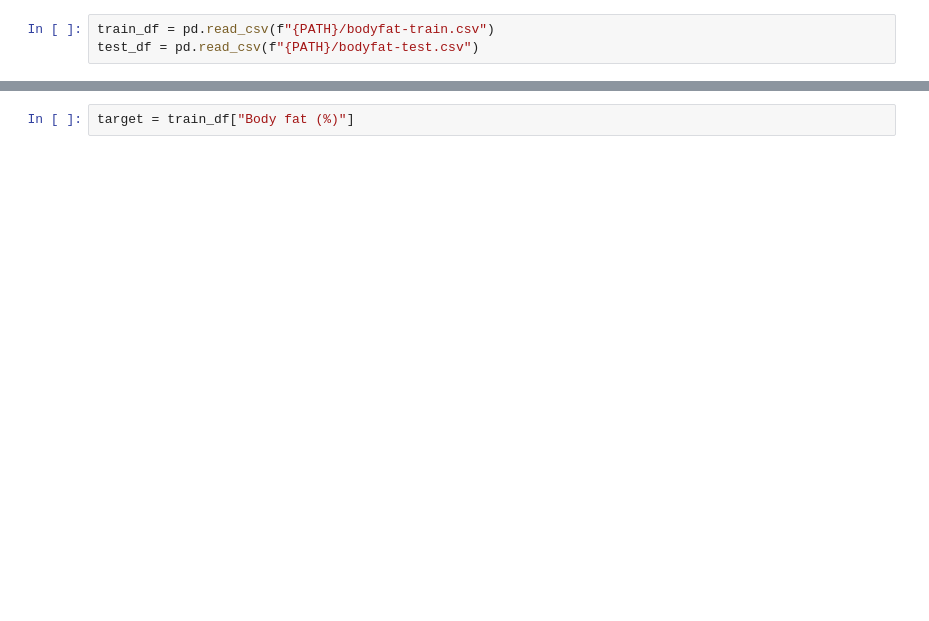
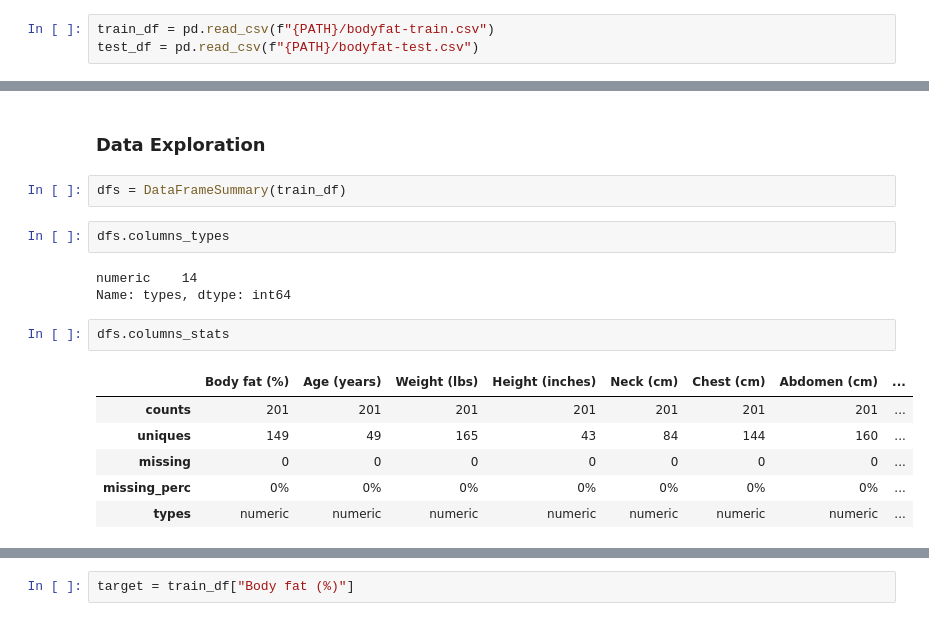
Before and after one commit to manishym/udacity-body-fat-prediction-challenge, a Jupyter notebook: notebooks/udacity-body-fat-prediction-challenge.ipynb, the cells around one changed output, grey strips where cells are left out. Drawn from its saved outputs; the diff is of its cells as text; blank space fills up the shorter version.

```diff
--- a/notebooks/udacity-body-fat-prediction-challenge.ipynb
+++ b/notebooks/udacity-body-fat-prediction-challenge.ipynb
@@ -69,0 +46,18 @@ train_df.describe()
+# %% [markdown]
+### Data Exploration
+# %%
+dfs = DataFrameSummary(train_df)
+# %%
+dfs.columns_types
+# %% [output]
+numeric    14
+Name: types, dtype: int64
+# %%
+dfs.columns_stats
+# %% [output]
+|  | Body fat (%) | Age (years) | Weight (lbs) | Height (inches) | Neck (cm) | Chest (cm) | Abdomen (cm) | ... |
+| counts | 201 | 201 | 201 | 201 | 201 | 201 | 201 | ... |
+| uniques | 149 | 49 | 165 | 43 | 84 | 144 | 160 | ... |
+| missing | 0 | 0 | 0 | 0 | 0 | 0 | 0 | ... |
+| missing_perc | 0% | 0% | 0% | 0% | 0% | 0% | 0% | ... |
+| types | numeric | numeric | numeric | numeric | numeric | numeric | numeric | ... |
```
Also changed, not shown: parts of 44 cells of this notebook, 2 other files.
